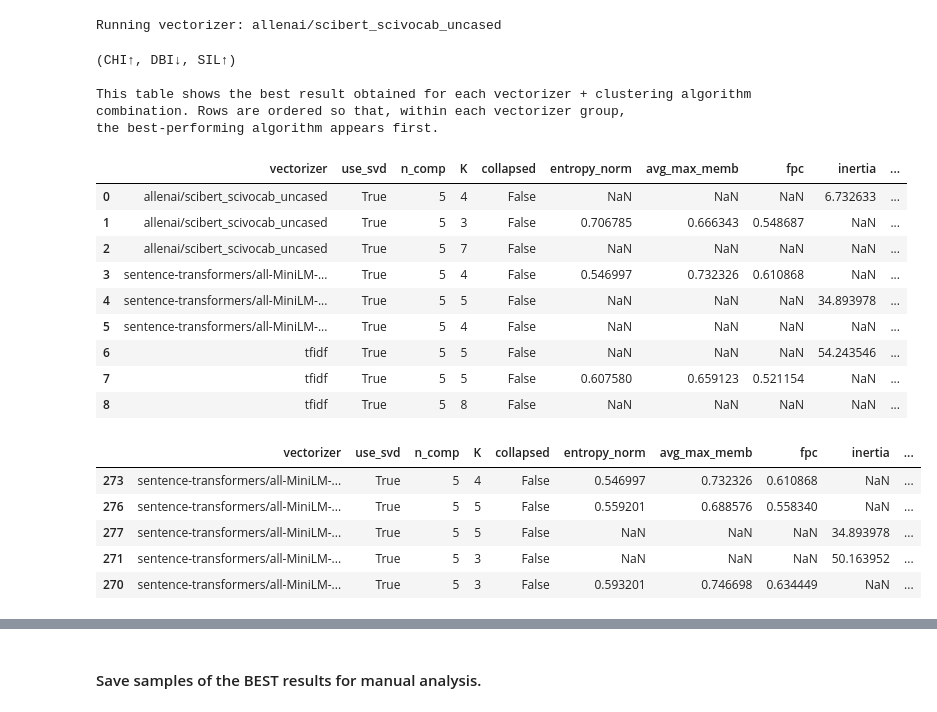
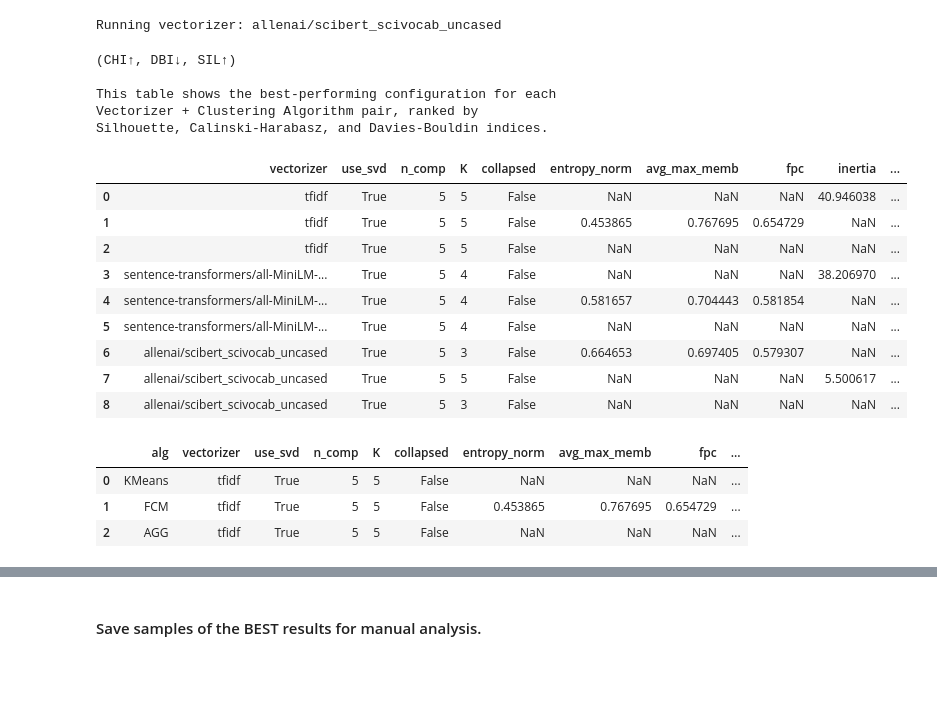
Before and after one commit to ai4society/ELIOT, a Jupyter notebook: evaluation/notebook/evaluation.ipynb, the cells around one changed output, grey strips where cells are left out. Drawn from its saved outputs; the diff is of its cells as text; code cells hidden in the pictures; blank space fills up the shorter version.

```diff
--- a/evaluation/notebook/evaluation.ipynb
+++ b/evaluation/notebook/evaluation.ipynb
@@ -294,7 +298,7 @@ Running vectorizer: allenai/scibert_scivocab_uncased
 # %%
 filtered = results_all[~((results_all["alg"] == "FCM") & (results_all["collapsed"] == True))]
 # %%
-best_per_group = (
+best_config_per_method = (
     filtered
     .sort_values(
         by=["SIL", "CHI", "DBI"],
@@ -302,31 +306,30 @@ best_per_group = (
     )
     .groupby(["vectorizer", "alg"], as_index=False)
     .head(1)
-    .sort_values(["vectorizer", "SIL", "CHI", "DBI"], ascending=[True, False, False, True])
     .reset_index(drop=True)
 )
 
 
 print("(CHI↑, DBI↓, SIL↑)")
 print()
-print("This table shows the best result obtained for each vectorizer + clustering algorithm")
-print("combination. Rows are ordered so that, within each vectorizer group,")
-print("the best-performing algorithm appears first.")
+print("This table shows the best-performing configuration for each")
+print("Vectorizer + Clustering Algorithm pair, ranked by")
+print("Silhouette, Calinski-Harabasz, and Davies-Bouldin indices.")
 print()
-best_per_group
+best_config_per_method
 # %% [output]
 (CHI↑, DBI↓, SIL↑)
 
-This table shows the best result obtained for each vectorizer + clustering algorithm
-combination. Rows are ordered so that, within each vectorizer group,
-the best-performing algorithm appears first.
+This table shows the best-performing configuration for each
+Vectorizer + Clustering Algorithm pair, ranked by
+Silhouette, Calinski-Harabasz, and Davies-Bouldin indices.
 |  | vectorizer | use_svd | n_comp | K | collapsed | entropy_norm | avg_max_memb | fpc | inertia | ... |
-| 0 | allenai/scibert_scivocab_uncased | True | 5 | 4 | False | NaN | NaN | NaN | 6.732633 | ... |
-| 1 | allenai/scibert_scivocab_uncased | True | 5 | 3 | False | 0.706785 | 0.666343 | 0.548687 | NaN | ... |
-| 2 | allenai/scibert_scivocab_uncased | True | 5 | 7 | False | NaN | NaN | NaN | NaN | ... |
-| 3 | sentence-transformers/all-MiniLM-... | True | 5 | 4 | False | 0.546997 | 0.732326 | 0.610868 | NaN | ... |
-| 4 | sentence-transformers/all-MiniLM-... | True | 5 | 5 | False | NaN | NaN | NaN | 34.893978 | ... |
+| 0 | tfidf | True | 5 | 5 | False | NaN | NaN | NaN | 40.946038 | ... |
+| 1 | tfidf | True | 5 | 5 | False | 0.453865 | 0.767695 | 0.654729 | NaN | ... |
+| 2 | tfidf | True | 5 | 5 | False | NaN | NaN | NaN | NaN | ... |
+| 3 | sentence-transformers/all-MiniLM-... | True | 5 | 4 | False | NaN | NaN | NaN | 38.206970 | ... |
+| 4 | sentence-transformers/all-MiniLM-... | True | 5 | 4 | False | 0.581657 | 0.704443 | 0.581854 | NaN | ... |
 | 5 | sentence-transformers/all-MiniLM-... | True | 5 | 4 | False | NaN | NaN | NaN | NaN | ... |
-| 6 | tfidf | True | 5 | 5 | False | NaN | NaN | NaN | 54.243546 | ... |
-| 7 | tfidf | True | 5 | 5 | False | 0.607580 | 0.659123 | 0.521154 | NaN | ... |
-| 8 | tfidf | True | 5 | 8 | False | NaN | NaN | NaN | NaN | ... |
+| 6 | allenai/scibert_scivocab_uncased | True | 5 | 3 | False | 0.664653 | 0.697405 | 0.579307 | NaN | ... |
+| 7 | allenai/scibert_scivocab_uncased | True | 5 | 5 | False | NaN | NaN | NaN | 5.500617 | ... |
+| 8 | allenai/scibert_scivocab_uncased | True | 5 | 3 | False | NaN | NaN | NaN | NaN | ... |
@@ -333,17 +345,20 @@ the best-performing algorithm appears first.
 # %%
 top_per_alg = (
     filtered
     .sort_values(
         by=["SIL", "CHI", "DBI"],
         ascending=[False, False, True]
     )
+    .groupby("alg")
+    .first()
+    .reset_index()
+    .sort_values(by=["SIL", "CHI", "DBI"], ascending=[False, False, True])
+    .reset_index(drop=True)
 )
 
-top_per_alg.head(5)
+top_per_alg
 # %% [output]
-|  | vectorizer | use_svd | n_comp | K | collapsed | entropy_norm | avg_max_memb | fpc | inertia | ... |
-| 273 | sentence-transformers/all-MiniLM-... | True | 5 | 4 | False | 0.546997 | 0.732326 | 0.610868 | NaN | ... |
-| 276 | sentence-transformers/all-MiniLM-... | True | 5 | 5 | False | 0.559201 | 0.688576 | 0.558340 | NaN | ... |
-| 277 | sentence-transformers/all-MiniLM-... | True | 5 | 5 | False | NaN | NaN | NaN | 34.893978 | ... |
-| 271 | sentence-transformers/all-MiniLM-... | True | 5 | 3 | False | NaN | NaN | NaN | 50.163952 | ... |
-| 270 | sentence-transformers/all-MiniLM-... | True | 5 | 3 | False | 0.593201 | 0.746698 | 0.634449 | NaN | ... |
+|  | alg | vectorizer | use_svd | n_comp | K | collapsed | entropy_norm | avg_max_memb | fpc | ... |
+| 0 | KMeans | tfidf | True | 5 | 5 | False | NaN | NaN | NaN | ... |
+| 1 | FCM | tfidf | True | 5 | 5 | False | 0.453865 | 0.767695 | 0.654729 | ... |
+| 2 | AGG | tfidf | True | 5 | 5 | False | NaN | NaN | NaN | ... |
```
Also changed, not shown: parts of 11 cells of this notebook, 34 other files.
